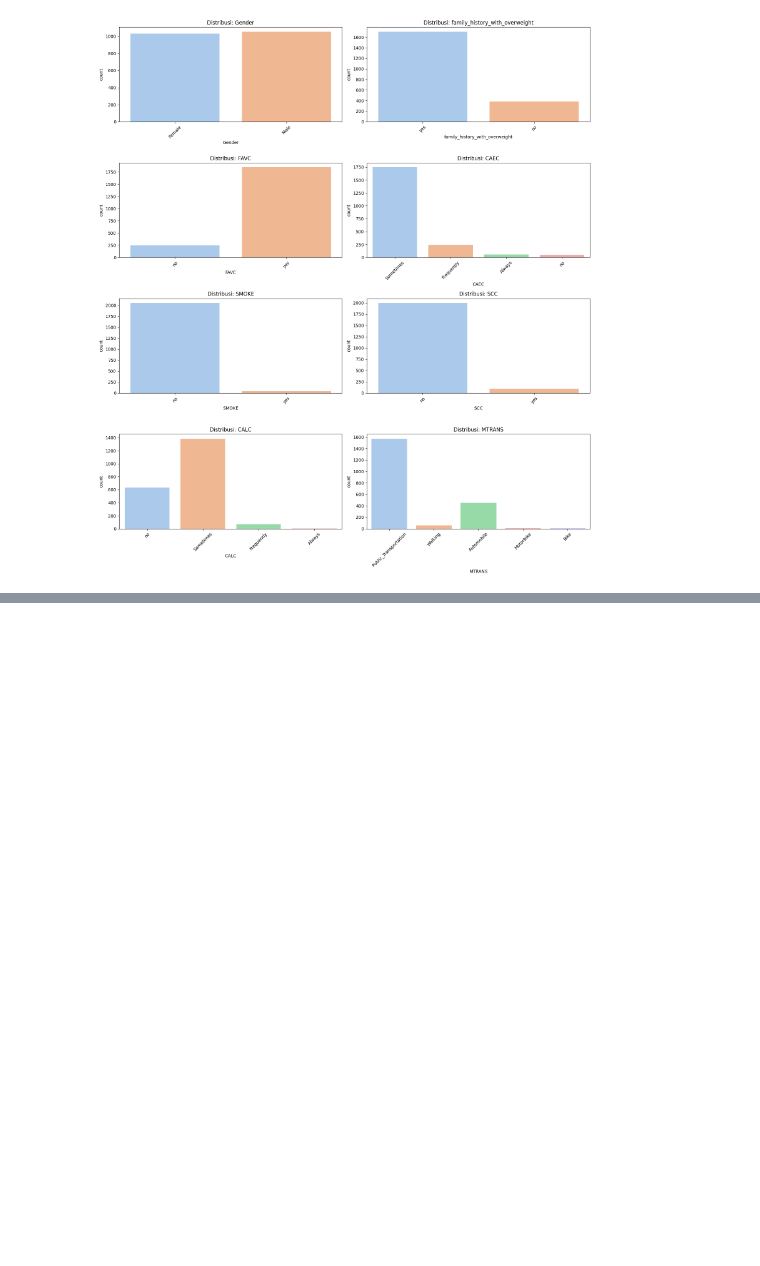
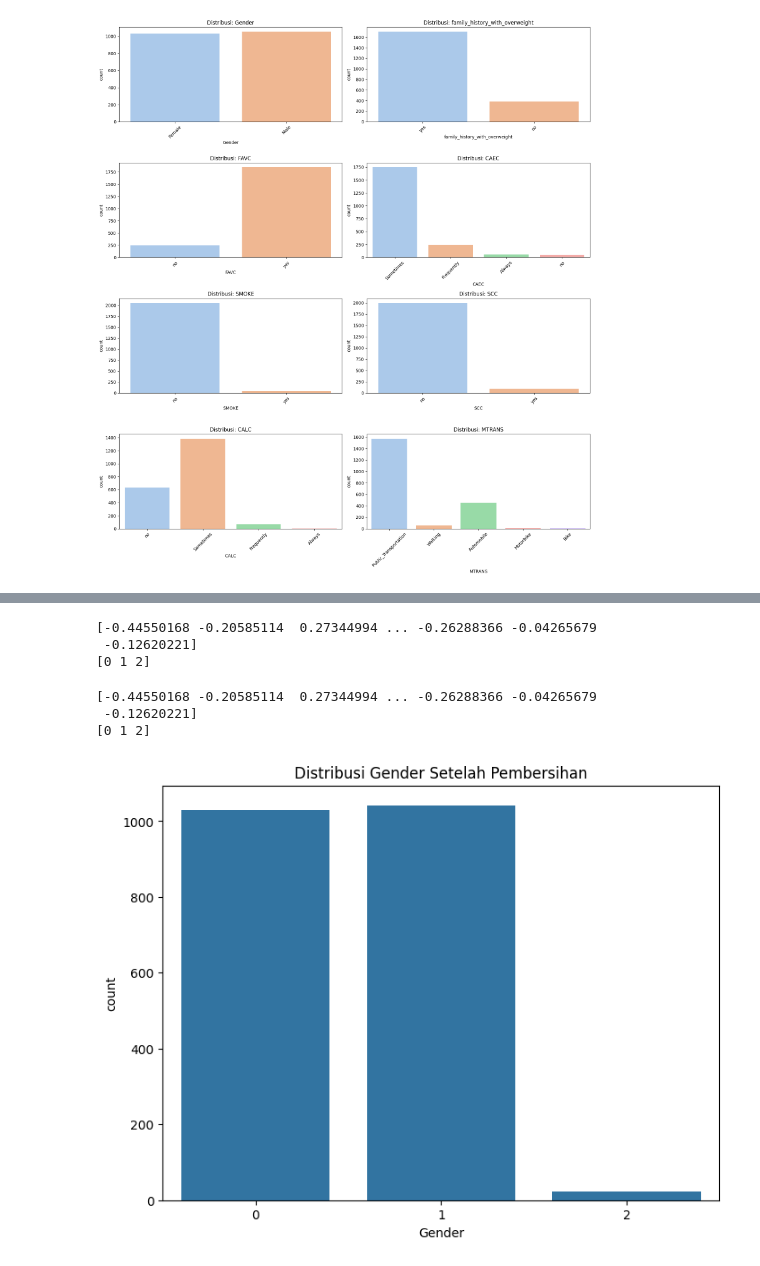
Before and after one commit to LEV9111/uasbengkod, a Jupyter notebook: UASbengkod.ipynb, the cells around one changed output, grey strips where cells are left out. Drawn from its saved outputs; the diff is of its cells as text; code cells hidden in the pictures; blank space fills up the shorter version.

```diff
--- a/UASbengkod.ipynb
+++ b/UASbengkod.ipynb
@@ -218,0 +403,42 @@ plt.show()
+# %%
+# Cek nilai unik pada kolom 'Age' dan 'Gender'
+print(df['Age'].unique())
+print(df['Gender'].unique())
+# %% [output]
+[-0.44550168 -0.20585114  0.27344994 ... -0.26288366 -0.04265679
+ -0.12620221]
+[0 1 2]
+# %%
+# Ganti nilai yang tidak valid pada kolom 'Age' (misal -1) dengan NaN
+df['Age'] = df['Age'].replace(-1, np.nan)
+
+# Mengganti nilai yang tidak valid pada kolom 'Gender' jika ada
+df['Gender'] = df['Gender'].replace([3, 4], np.nan)  # Misalnya 3 dan 4 adalah kategori yang tidak valid
+
+# Gantilah dengan imputasi (misal menggunakan median untuk 'Age' atau modus untuk 'Gender')
+df['Age'] = df['Age'].fillna(df['Age'].median())
+df['Gender'] = df['Gender'].fillna(df['Gender'].mode()[0])
+# %%
+# Ganti nilai yang tidak valid pada kolom 'SMOKE' dan 'MTRANS' dengan NaN jika ada
+df['SMOKE'] = df['SMOKE'].replace([3, 4], np.nan)  # Anggap 3 dan 4 adalah nilai yang tidak valid di kolom SMOKE
+df['MTRANS'] = df['MTRANS'].replace([6, 7], np.nan)  # Anggap 6 dan 7 adalah nilai yang tidak valid di kolom MTRANS
+
+# Imputasi nilai yang hilang (misalnya menggunakan modus atau nilai yang sering muncul)
+df['SMOKE'] = df['SMOKE'].fillna(df['SMOKE'].mode()[0])
+df['MTRANS'] = df['MTRANS'].fillna(df['MTRANS'].mode()[0])
+# %%
+# Cek nilai unik setelah pembersihan
+print(df['Age'].unique())
+print(df['Gender'].unique())
+# %% [output]
+[-0.44550168 -0.20585114  0.27344994 ... -0.26288366 -0.04265679
+ -0.12620221]
+[0 1 2]
+# %%
+# Visualisasi distribusi nilai unik setelah pembersihan
+plt.figure(figsize=(8, 6))
+sns.countplot(x='Gender', data=df)
+plt.title('Distribusi Gender Setelah Pembersihan')
+plt.show()
+# %% [output]
+[figure, added]
```
Also changed, not shown: parts of 12 cells of this notebook.
